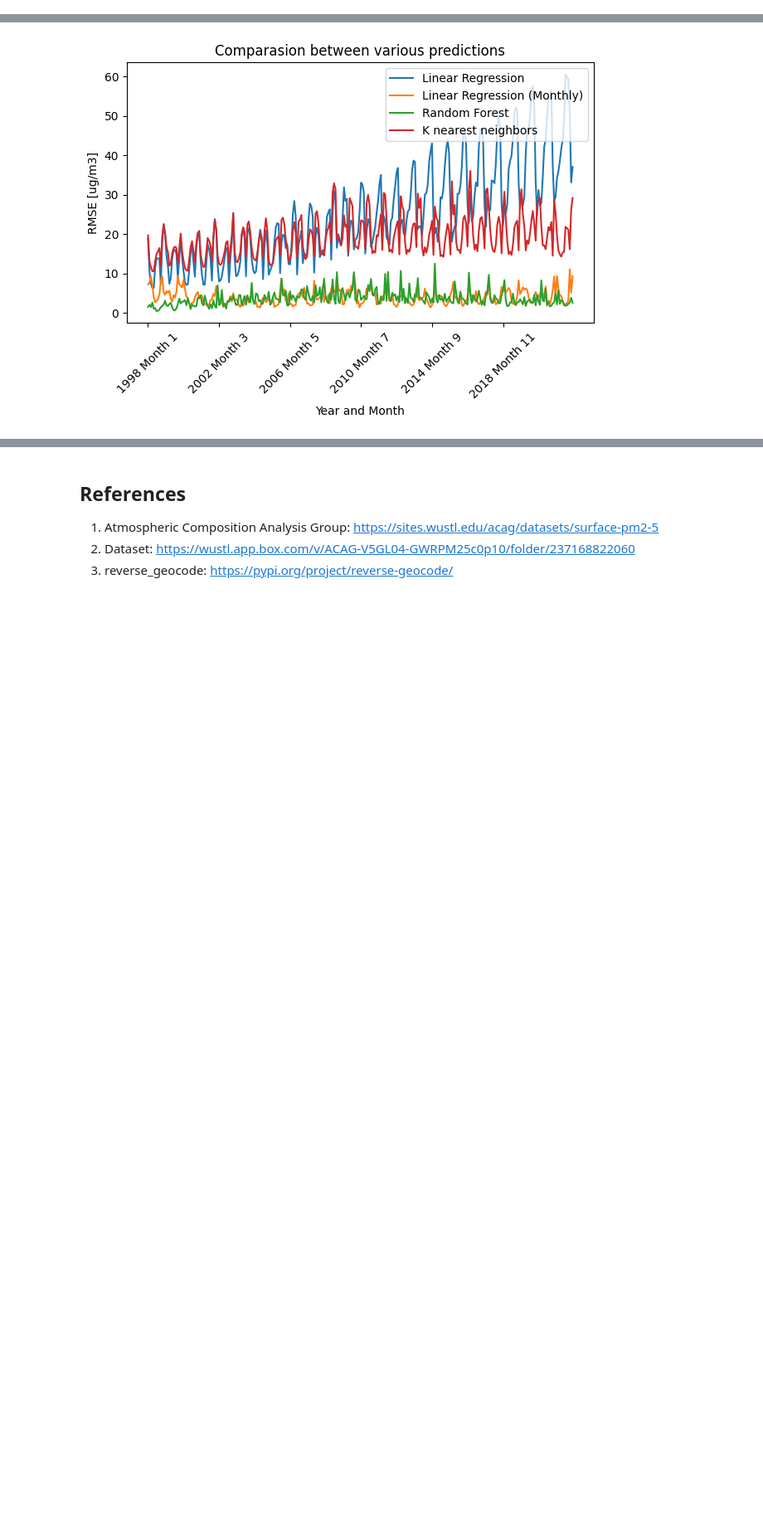
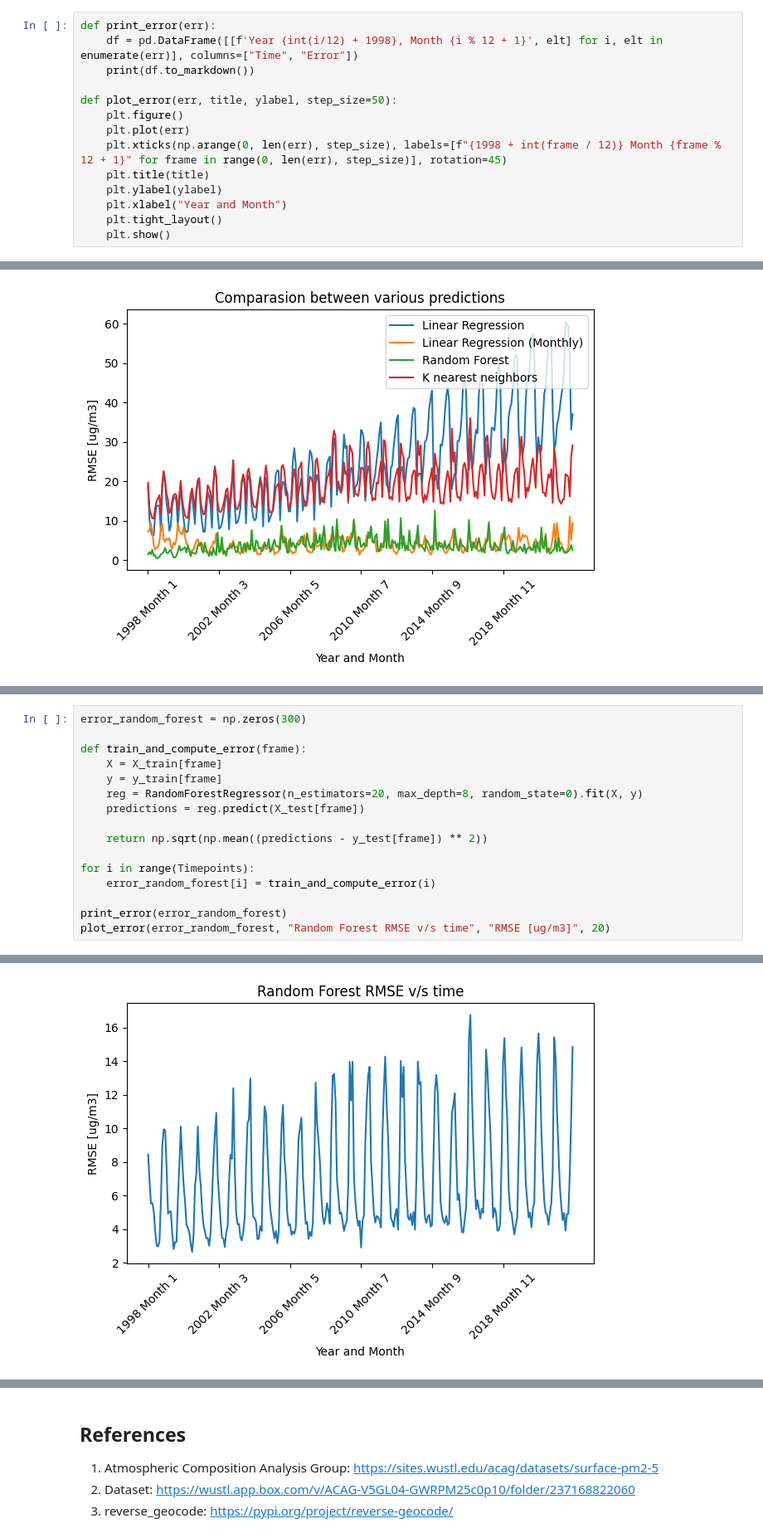
Before and after one commit to Karan-Gandhi/AQ-Data-Analysis, a Jupyter notebook: Project_Task_Submission.ipynb, the cells around one changed output, grey strips where cells are left out. Shown at 83% size. Saved outputs shown, nothing was run; the diff lists cells and outputs as text; blank space fills up the shorter version.

```diff
--- a/Project_Task_Submission.ipynb
+++ b/Project_Task_Submission.ipynb
@@ -232 +233,15 @@ plt.show()
+# %%
+def print_error(err):
+    df = pd.DataFrame([[f'Year {int(i/12) + 1998}, Month {i % 12 + 1}', elt] for i, elt in enumerate(err)], columns=["Time", "Error"])
+    print(df.to_markdown())
+
+def plot_error(err, title, ylabel, step_size=50):
+    plt.figure()
+    plt.plot(err)
+    plt.xticks(np.arange(0, len(err), step_size), labels=[f"{1998 + int(frame / 12)} Month {frame % 12 + 1}" for frame in range(0, len(err), step_size)], rotation=45)
+    plt.title(title)
+    plt.ylabel(ylabel)
+    plt.xlabel("Year and Month")
+    plt.tight_layout()
+    plt.show()
 # %% [markdown]
@@ -606,0 +561,17 @@ plot_error(error_random_forest[:n_months], "Random Forest RMSE v/s time", "RMSE
+# %%
+error_random_forest = np.zeros(300)
+
+def train_and_compute_error(frame):
+    X = X_train[frame]
+    y = y_train[frame]
+    reg = RandomForestRegressor(n_estimators=20, max_depth=8, random_state=0).fit(X, y)
+    predictions = reg.predict(X_test[frame])
+
+    return np.sqrt(np.mean((predictions - y_test[frame]) ** 2))
+
+for i in range(Timepoints):
+    error_random_forest[i] = train_and_compute_error(i)
+
+print_error(error_random_forest)
+plot_error(error_random_forest, "Random Forest RMSE v/s time", "RMSE [ug/m3]", 20)
+# %% [output]
@@ -607 +595,2 @@ plot_error(error_random_forest[:n_months], "Random Forest RMSE v/s time", "RMSE
+[figure, added]
 # %% [markdown]
```
Also changed, not shown: parts of 25 cells of this notebook.
